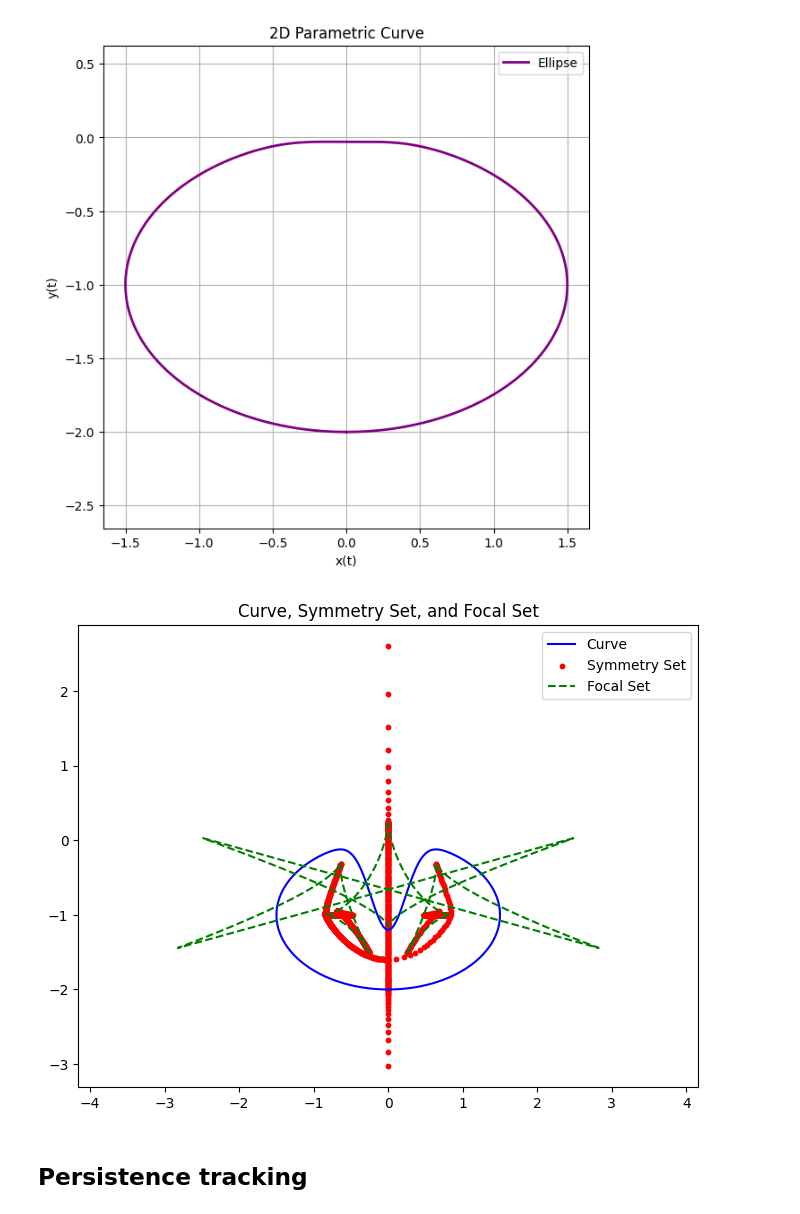
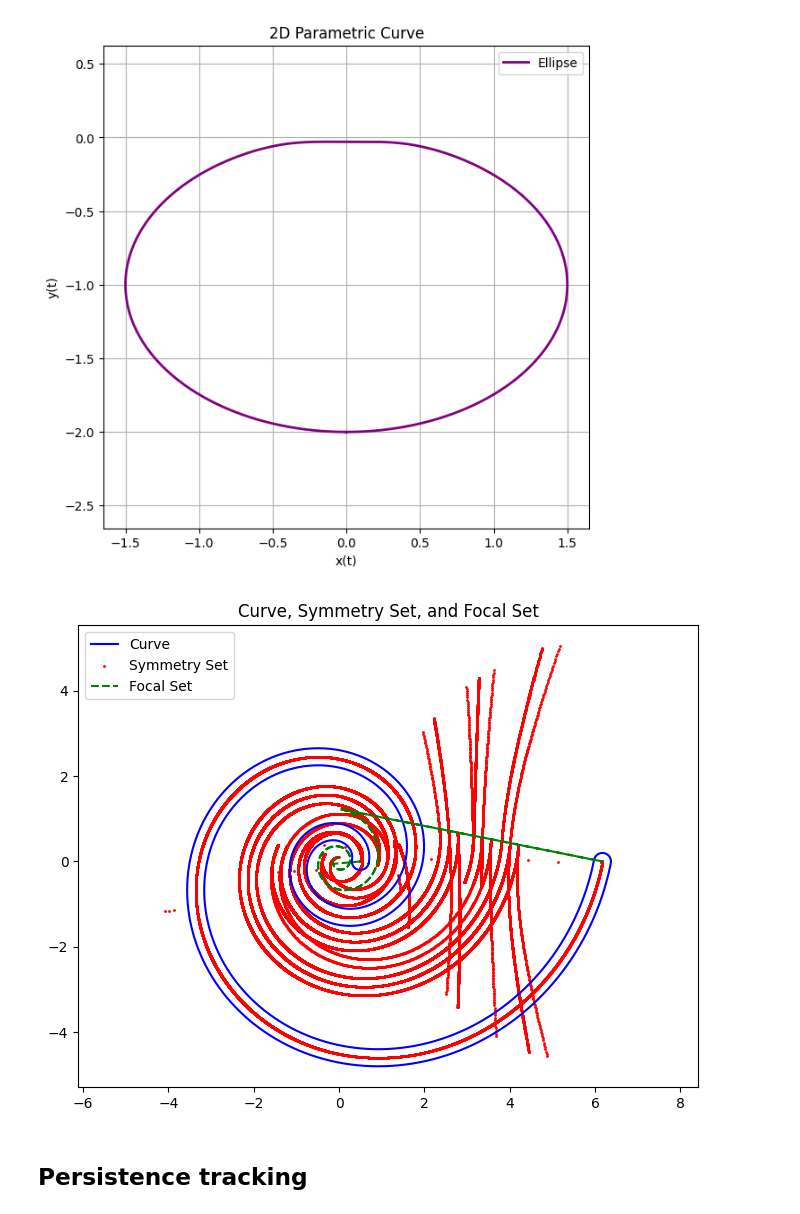
Before and after one commit to scarroy-02/symmetry_set, a Jupyter notebook: sym_algo.ipynb, the cells around one changed output. Drawn from its saved outputs; the diff is of its cells as text; code cells hidden in the pictures.

```diff
--- a/sym_algo.ipynb
+++ b/sym_algo.ipynb
@@ -201,32 +201,32 @@ plot_parametric_curve(x_func, y_func, -np.pi,np.pi, color='purple', label='Ellip
 # %%
 import pandas as pd
 import matplotlib.pyplot as plt
 
 # Load CSV
-df = pd.read_csv("symmetry_focal_set.csv")
+df = pd.read_csv("analysis_output.csv")
 
 # Separate points
 curve = df[df['type'] == 'curve']
 symmetry = df[df['type'] == 'symmetry']
 focal = df[df['type'] == 'focal']
 
 plt.figure(figsize=(8,6))
 
 # Curve as solid blue
 plt.plot(curve['x'], curve['y'], 'b-', label='Curve')
 
 # Symmetry points as red dots
 plt.scatter(symmetry['x'], symmetry['y'], c='r', s=10, label='Symmetry Set')
 
 # Focal set as dashed green line
 plt.plot(focal['x'], focal['y'], 'g--', label='Focal Set')
 
 plt.axis('equal')
 plt.legend()
 plt.title("Curve, Symmetry Set, and Focal Set")
 plt.show()
 # %% [output]
-[figure, old version]
+[figure, new version]
 # %% [markdown]
 ## Persistence tracking
 # %%
```
Also changed, not shown: parts of 4 cells of this notebook, 8 other files.
